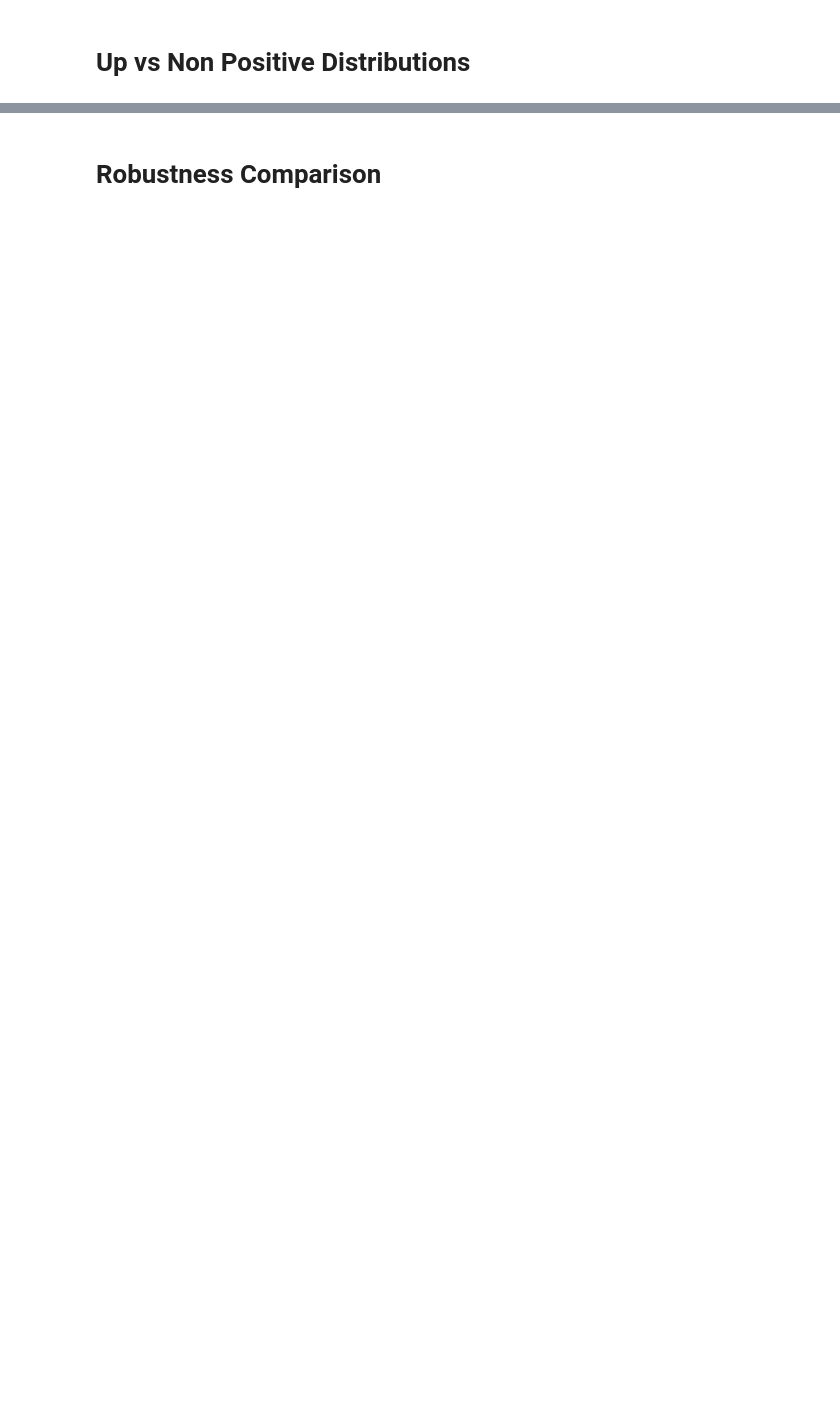
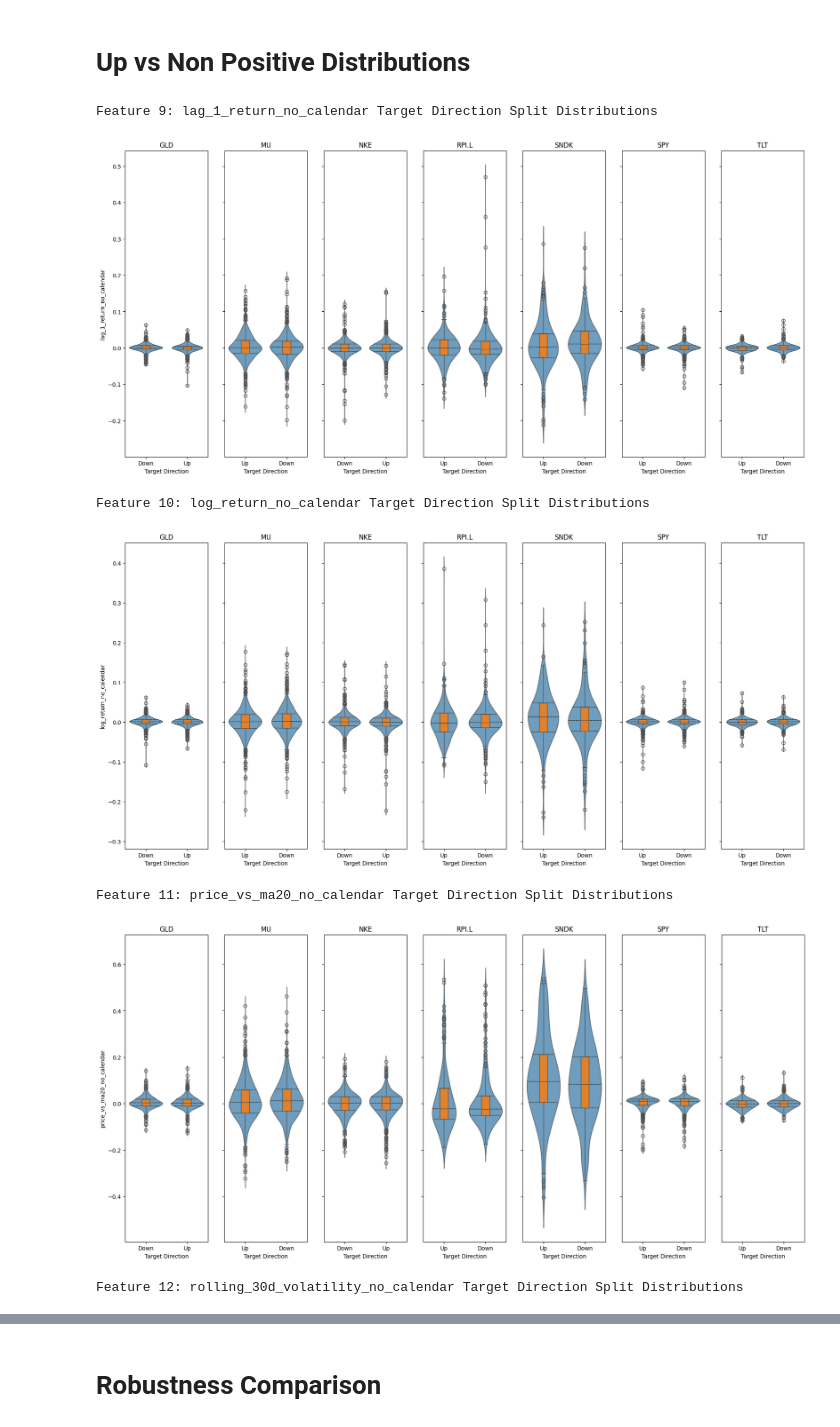
Before and after one commit to maxautomateseverything/market-intelligence-pipeline, a Jupyter notebook: EDA Notebooks/09 - Feature-Target Analysis.ipynb, the cells around one changed output, grey strips where cells are left out. Saved outputs shown, nothing was run; the diff lists cells and outputs as text; code cells hidden in the pictures; blank space fills up the shorter version.

Commit message:
feature_target_robustness1

```diff
--- a/EDA Notebooks/09 - Feature-Target Analysis.ipynb
+++ b/EDA Notebooks/09 - Feature-Target Analysis.ipynb
@@ -971,2 +578,69 @@ Figure 15: Directional-Separation Heatmap
 # %% [markdown]
 # Up vs Non Positive Distributions
+# %%
+import matplotlib.pyplot as plt
+
+df_3 = df.copy()
+
+ticker = "ticker"
+
+target_direction = "target_direction_no_calendar"
+
+top_features = [
+    "lag_1_return_no_calendar",
+    "log_return_no_calendar",       # or daily_return, not necessarily both
+    "price_vs_ma20_no_calendar",
+    "rolling_30d_volatility_no_calendar",
+    "relative_volume_no_calendar"
+]
+
+df_3[target_direction] = df_3[target_direction].map({
+    0: "Down",
+    1: "Up"
+})
+
+for feature in top_features:
+
+    tickers = df_3[ticker].unique()
+
+    fig, axes = plt.subplots(
+                nrows = 1,
+                ncols = len(tickers),
+                figsize = (22, 10),
+                sharey = True
+            )
+
+    for ax, (asset, group) in zip(axes, df_3.groupby(ticker)):
+
+        sns.violinplot(
+            data=group,
+            x=target_direction,
+            y=feature,
+            inner="quartile",
+            ax=ax,
+            alpha=0.7
+        )
+
+        sns.boxplot(
+            data=group,
+            x=target_direction,
+            y=feature,
+            width=0.2,
+            ax=ax
+        )
+
+        ax.set_title(asset)
+        ax.set_xlabel("Target Direction")
+
+    figure_count += 1
+    print(f"Feature {figure_count}: {feature} Target Direction Split Distributions")
+
+    plt.show()
+# %% [output]
+Feature 9: lag_1_return_no_calendar Target Direction Split Distributions
+[figure, added]
+Feature 10: log_return_no_calendar Target Direction Split Distributions
+[figure, added]
+Feature 11: price_vs_ma20_no_calendar Target Direction Split Distributions
+[figure, added]
+Feature 12: rolling_30d_volatility_no_calendar Target Direction Split Distributions
```
Also changed, not shown: parts of 23 cells of this notebook.
